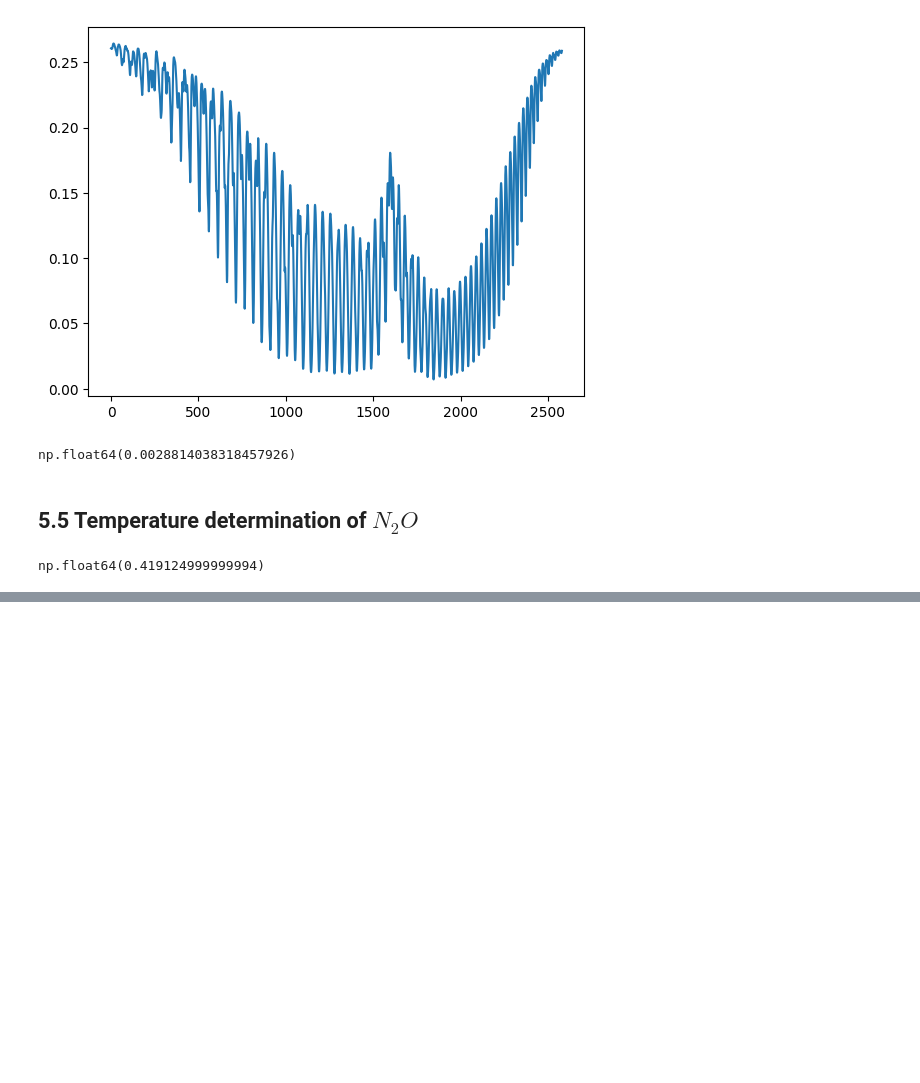
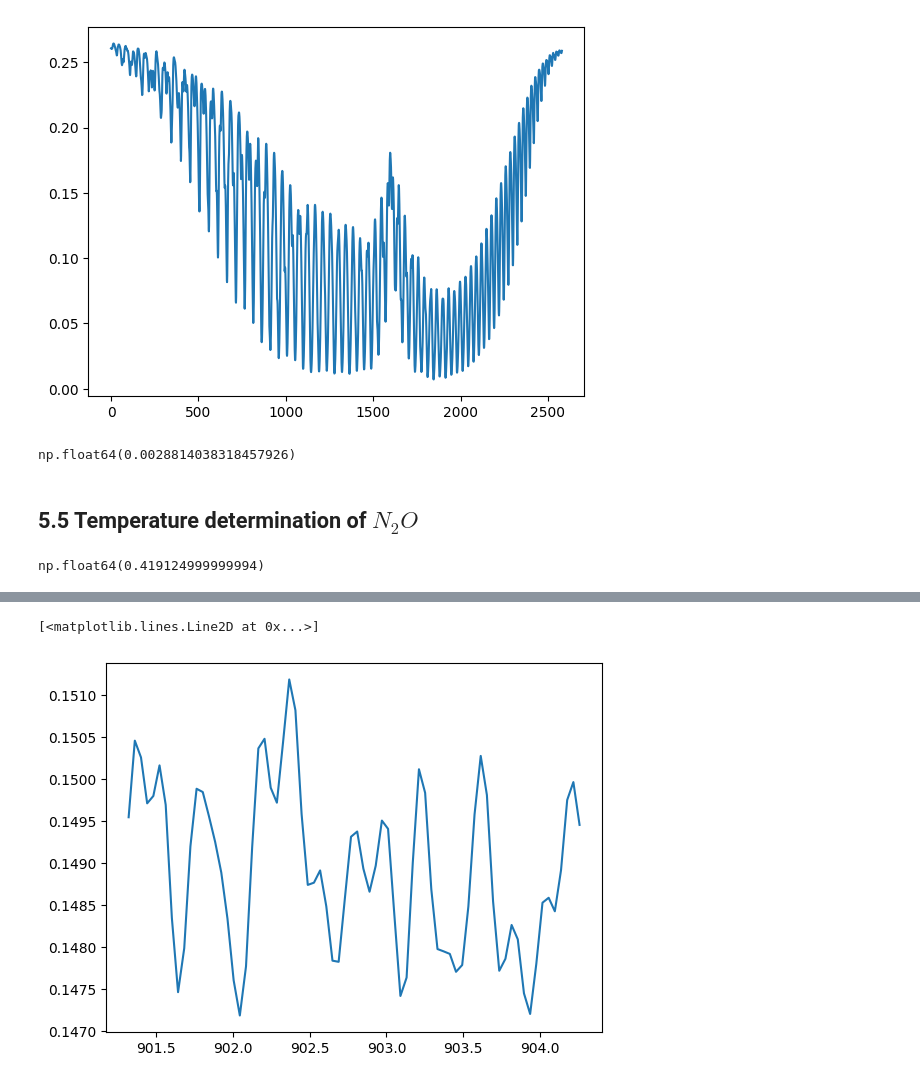
Before and after one commit to jaychotaliya987/InfraredSpectroscopy, a Jupyter notebook: MultiPurpose.ipynb, the cells around one changed output, grey strips where cells are left out. Saved outputs shown, nothing was run; the diff lists cells and outputs as text; code cells hidden in the pictures; blank space fills up the shorter version.

```diff
--- a/MultiPurpose.ipynb
+++ b/MultiPurpose.ipynb
@@ -153,0 +256,5 @@ np.float64(369.3727517985559)
+# %%
+plt.plot(n2o_band[:, 0], n2o_band[:, 1], label='N2O Band')
+# %% [output]
+[<matplotlib.lines.Line2D at 0x...>]
+[figure, added]
```
Also changed, not shown: parts of 24 cells of this notebook, 3 other files.
